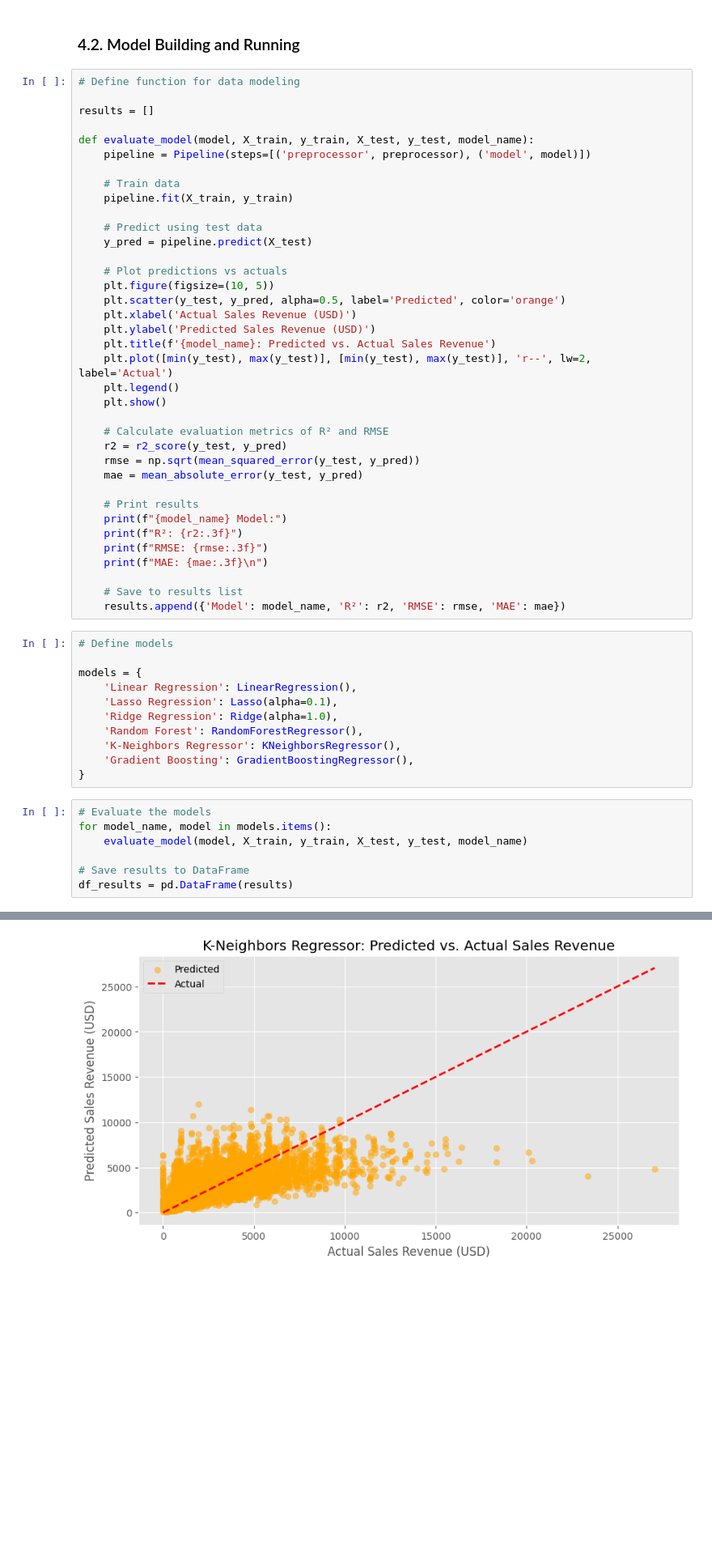
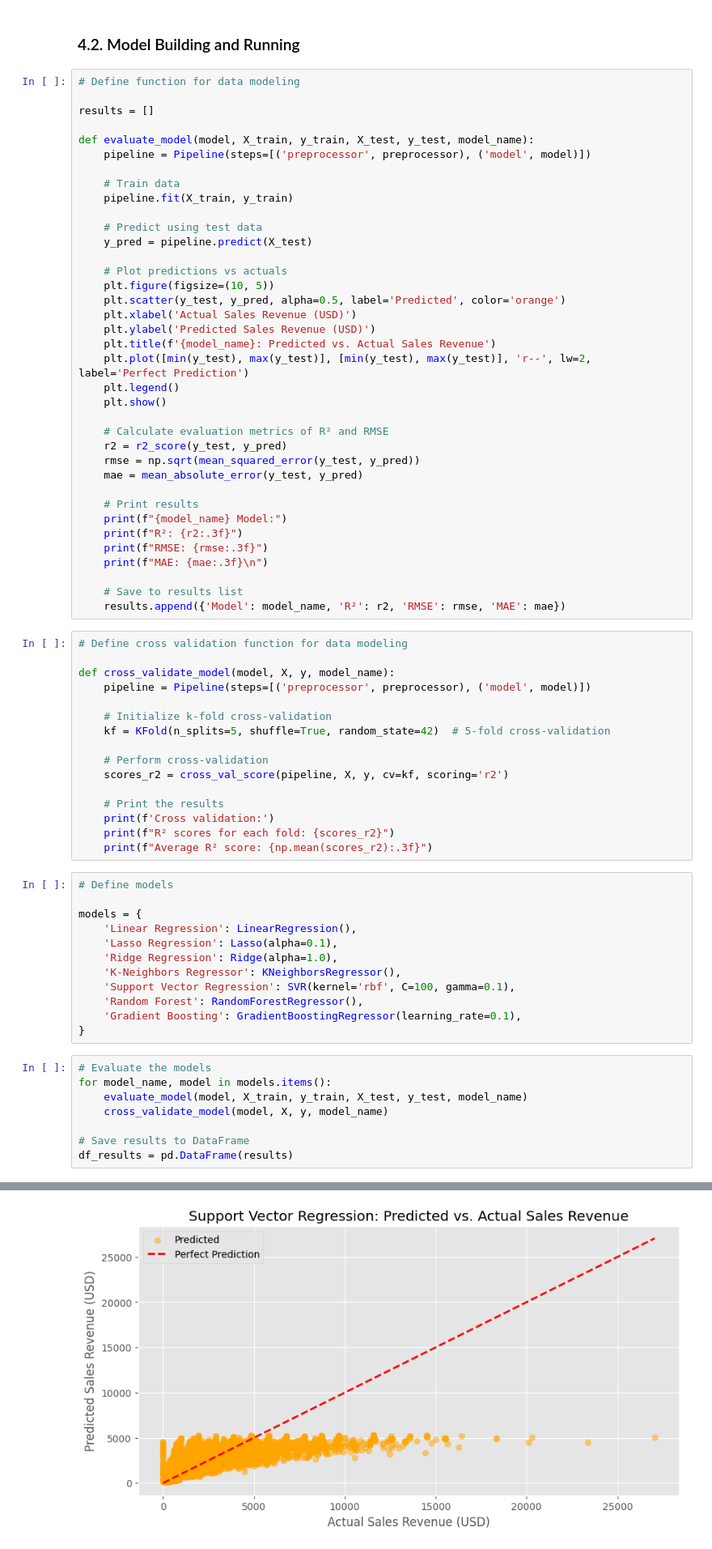
Before and after one commit to ltiongl/data-analytics-portfolio-projects, a Jupyter notebook: retail-sales/retail_sales.ipynb, the cells around one changed output, grey strips where cells are left out. Shown at 81% size. Saved outputs shown, nothing was run; the diff lists cells and outputs as text; blank space fills up the shorter version.

```diff
--- a/retail-sales/retail_sales.ipynb
+++ b/retail-sales/retail_sales.ipynb
@@ -340,7 +341,7 @@ def evaluate_model(model, X_train, y_train, X_test, y_test, model_name):
     plt.xlabel('Actual Sales Revenue (USD)')
     plt.ylabel('Predicted Sales Revenue (USD)')
     plt.title(f'{model_name}: Predicted vs. Actual Sales Revenue')
-    plt.plot([min(y_test), max(y_test)], [min(y_test), max(y_test)], 'r--', lw=2, label='Actual')
+    plt.plot([min(y_test), max(y_test)], [min(y_test), max(y_test)], 'r--', lw=2, label='Perfect Prediction')
     plt.legend()
     plt.show()
 
@@ -357,6 +358,22 @@ def evaluate_model(model, X_train, y_train, X_test, y_test, model_name):
 
     # Save to results list
     results.append({'Model': model_name, 'R²': r2, 'RMSE': rmse, 'MAE': mae})
+# %%
+# Define cross validation function for data modeling
+
+def cross_validate_model(model, X, y, model_name):
+    pipeline = Pipeline(steps=[('preprocessor', preprocessor), ('model', model)])
+
+    # Initialize k-fold cross-validation
+    kf = KFold(n_splits=5, shuffle=True, random_state=42)  # 5-fold cross-validation
+
+    # Perform cross-validation
+    scores_r2 = cross_val_score(pipeline, X, y, cv=kf, scoring='r2')
+
+    # Print the results
+    print(f'Cross validation:')
+    print(f"R² scores for each fold: {scores_r2}")
+    print(f"Average R² score: {np.mean(scores_r2):.3f}")
 # %%
 # Define models
 
@@ -364,14 +381,16 @@ models = {
     'Linear Regression': LinearRegression(),
     'Lasso Regression': Lasso(alpha=0.1),
     'Ridge Regression': Ridge(alpha=1.0),
+    'K-Neighbors Regressor': KNeighborsRegressor(),
+    'Support Vector Regression': SVR(kernel='rbf', C=100, gamma=0.1),
     'Random Forest': RandomForestRegressor(),
-    'K-Neighbors Regressor': KNeighborsRegressor(),
-    'Gradient Boosting': GradientBoostingRegressor(),
+    'Gradient Boosting': GradientBoostingRegressor(learning_rate=0.1),
 }
 # %%
 # Evaluate the models
 for model_name, model in models.items():
     evaluate_model(model, X_train, y_train, X_test, y_test, model_name)
+    cross_validate_model(model, X, y, model_name)
 
 # Save results to DataFrame
 df_results = pd.DataFrame(results)
@@ -399 +434 @@ MAE: 1206.109
-[figure, old version]
+[figure, new version]
```
Also changed, not shown: parts of 6 cells of this notebook.
